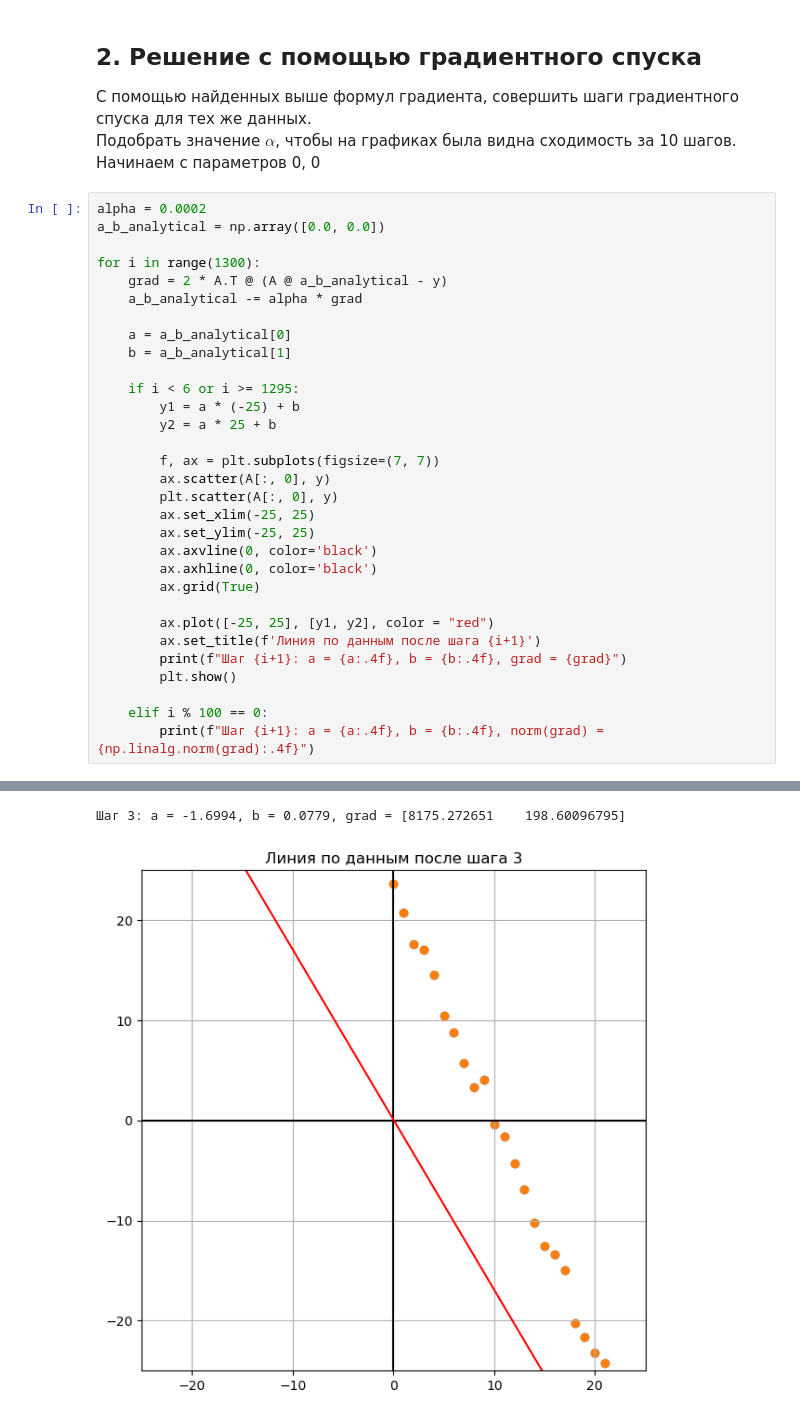
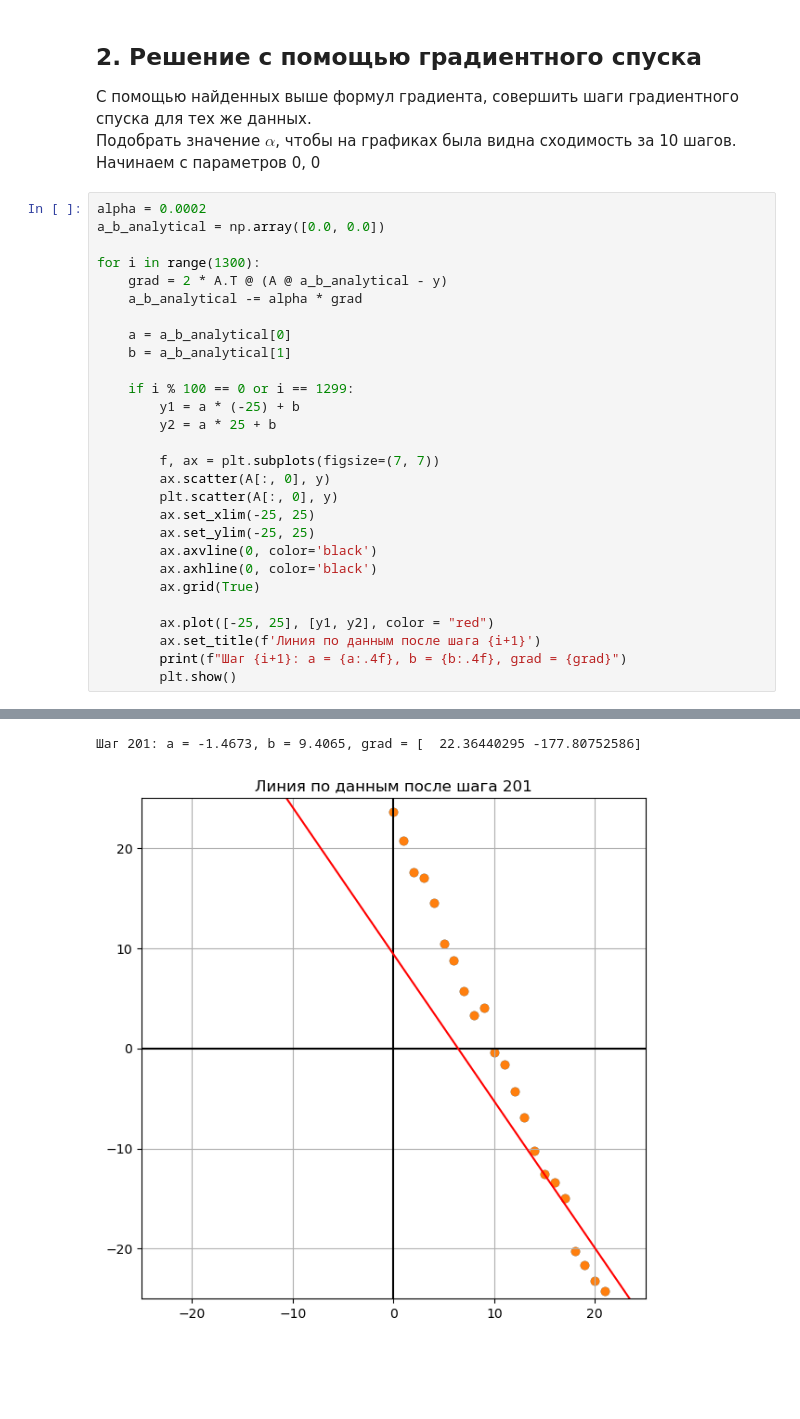
Before and after one commit to Nastya404/Algebra, a Jupyter notebook: lab-linear-regression.ipynb, the cells around one changed output, grey strips where cells are left out. Saved outputs shown, nothing was run; the diff lists cells and outputs as text; blank space fills up the shorter version.

```diff
--- a/lab-linear-regression.ipynb
+++ b/lab-linear-regression.ipynb
@@ -135,7 +152,7 @@ for i in range(1300):
     a = a_b_analytical[0]
     b = a_b_analytical[1]
 
-    if i < 6 or i >= 1295:
+    if i % 100 == 0 or i == 1299:
         y1 = a * (-25) + b
         y2 = a * 25 + b
 
@@ -152,9 +169,6 @@ for i in range(1300):
         ax.set_title(f'Линия по данным после шага {i+1}')
         print(f"Шаг {i+1}: a = {a:.4f}, b = {b:.4f}, grad = {grad}")
         plt.show()
-
-    elif i % 100 == 0:
-        print(f"Шаг {i+1}: a = {a:.4f}, b = {b:.4f}, norm(grad) = {np.linalg.norm(grad):.4f}")
 # %% [output]
 Шаг 1: a = -1.7470, b = -0.0463, grad = [8735.15534426  231.31978602]
 [figure]
@@ -163,2 +177,2 @@ for i in range(1300):
-Шаг 3: a = -1.6994, b = 0.0779, grad = [8175.272651    198.60096795]
+Шаг 201: a = -1.4673, b = 9.4065, grad = [  22.36440295 -177.80752586]
-[figure, old version]
+[figure, new version]
```
Also changed, not shown: parts of 3 cells of this notebook.
